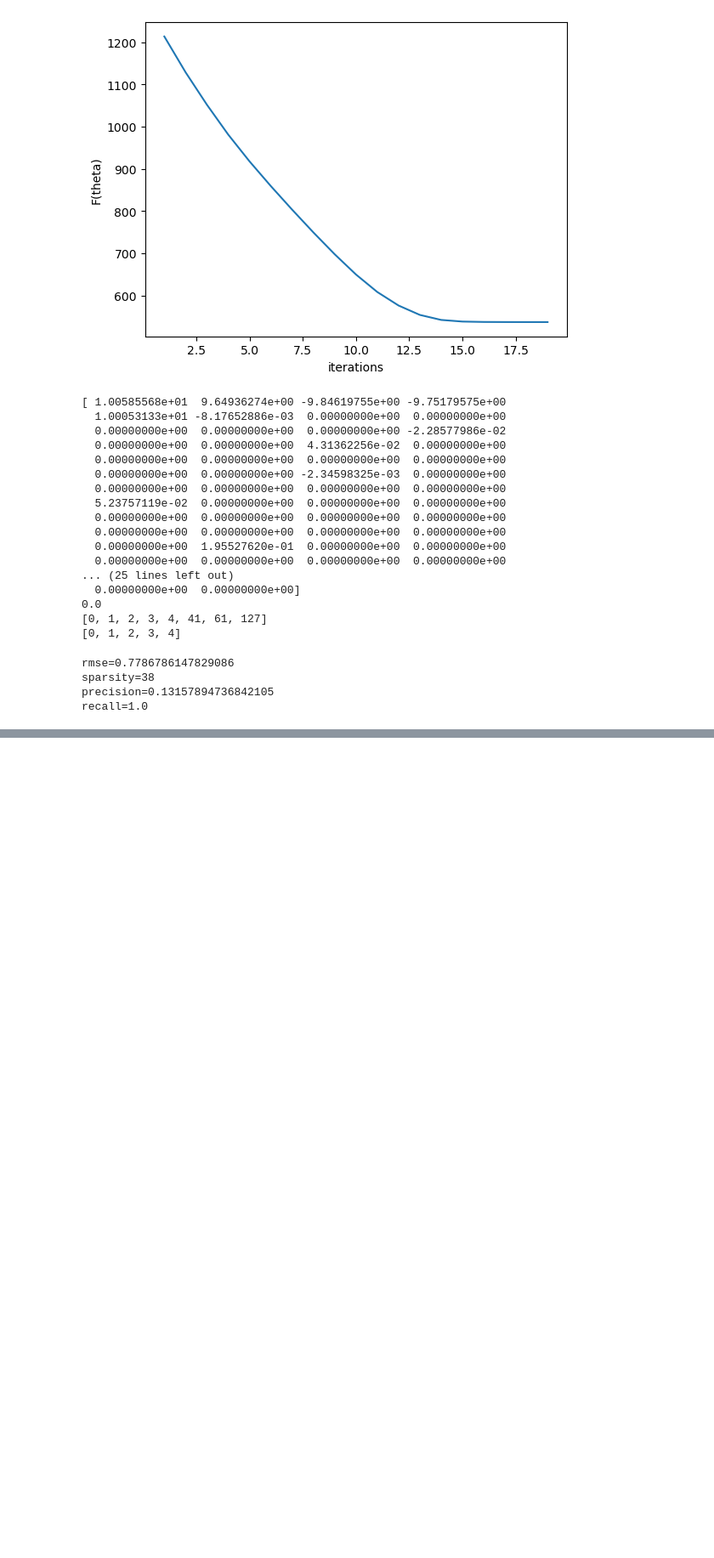
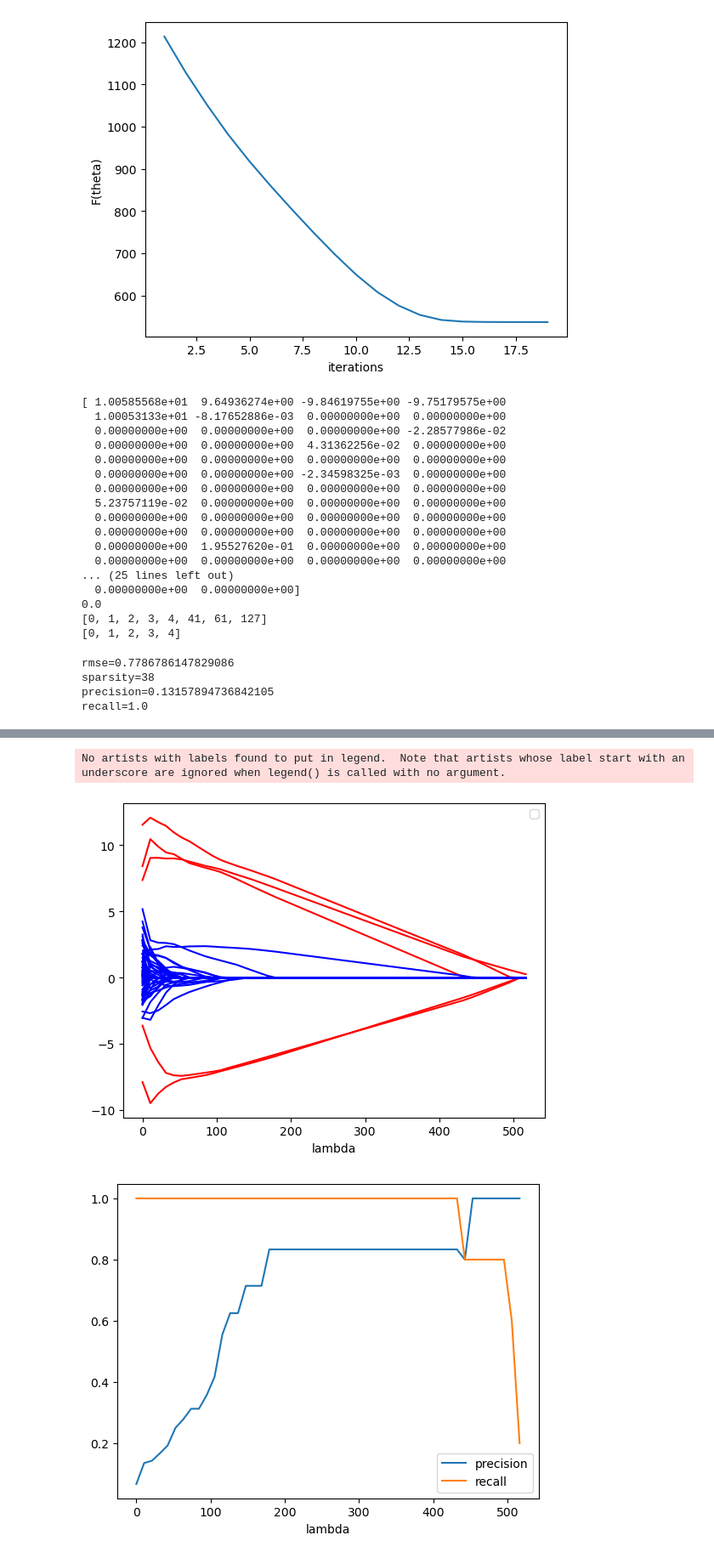
Before and after one commit to Zephyr271828/CSCI-SHU-360-Machine-Learning-24S, a Jupyter notebook: HW3/lasso.ipynb, the cells around one changed output, grey strips where cells are left out. Shown at 85% size. Cells and saved outputs as stored; diff of their text form; code cells hidden in the pictures; blank space fills up the shorter version.

```diff
--- a/HW3/lasso.ipynb
+++ b/HW3/lasso.ipynb
@@ -304,2 +270,27 @@ No artists with labels found to put in legend.  Note that artists whose label st
+# %%
+# Sub-Problem 3
+# TODO: evaluate a given lasso solution path, draw plot of precision/recall vs. lambda
+def EvaluatePath(X, y, W, W0, w_true, w0_true, Lmda, draw_curve = False):
+    #########TODO##########
+    RMSE = []
+    Sparsity = []
+    Precision = []
+    Recall = []
+    for i in range(len(W0)):
+        w = W[:, i]
+        w0 =W0[i]
+        emetric = Evaluate(X, y, w, w0, w_true, w0_true)
+        RMSE.append(emetric[0])
+        Sparsity.append(emetric[1])
+        Precision.append(emetric[2])
+        Recall.append(emetric[3])
+    if draw_curve:
+        plt.plot(Lmda, Precision)
+        plt.plot(Lmda, Recall)
+        plt.xlabel('lambda')
+        plt.legend(['precision', 'recall'])
+        #plt.savefig('figs/2.3.1n={}m={}.pdf'.format(n, m))
+        plt.show()
+    return (RMSE, Sparsity, Precision, Recall)
 # %%
 # Sub-Problem 3
@@ -309,0 +320,10 @@ def EvaluatePath(X, y, W, W0, w_true, w0_true, Lmda):
+# %%
+# Sub-Problem 3
+# TODO: try a larger std sigma = 10.0
+X, y, w_true, w0_true = DataGenerator(n=50, d=75, k=5, sigma=10.0)
+(W, W0, Lmda) = LassoPath(X, y)
+EvaluatePath(X, y, W, W0, w_true, w0_true, Lmda, draw_curve = True)
+# %% [output]
+No artists with labels found to put in legend.  Note that artists whose label start with an underscore are ignored when legend() is called with no argument.
+[figure, added]
+[figure, added]
```
Also changed, not shown: parts of 11 cells of this notebook, 2 other files.
